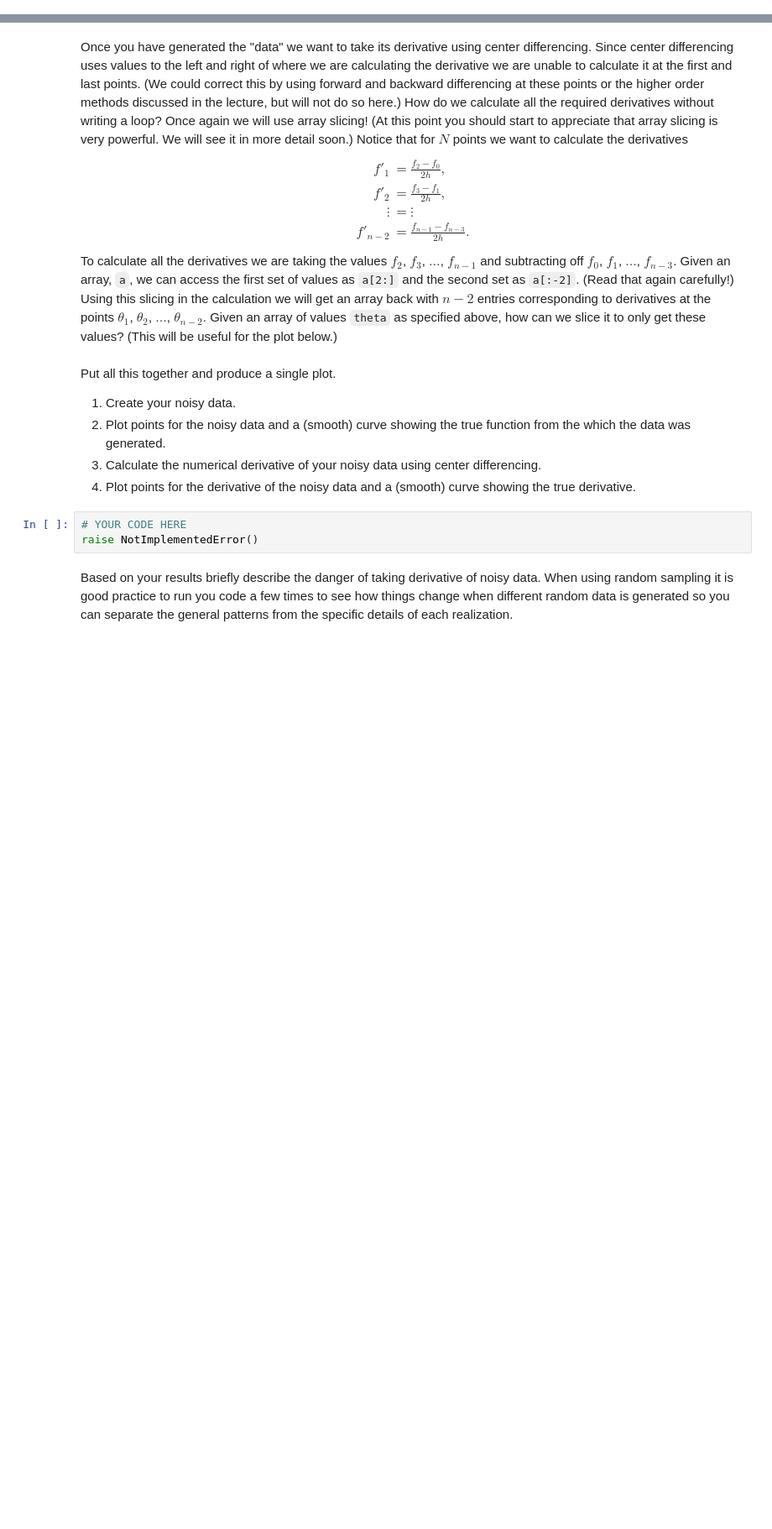
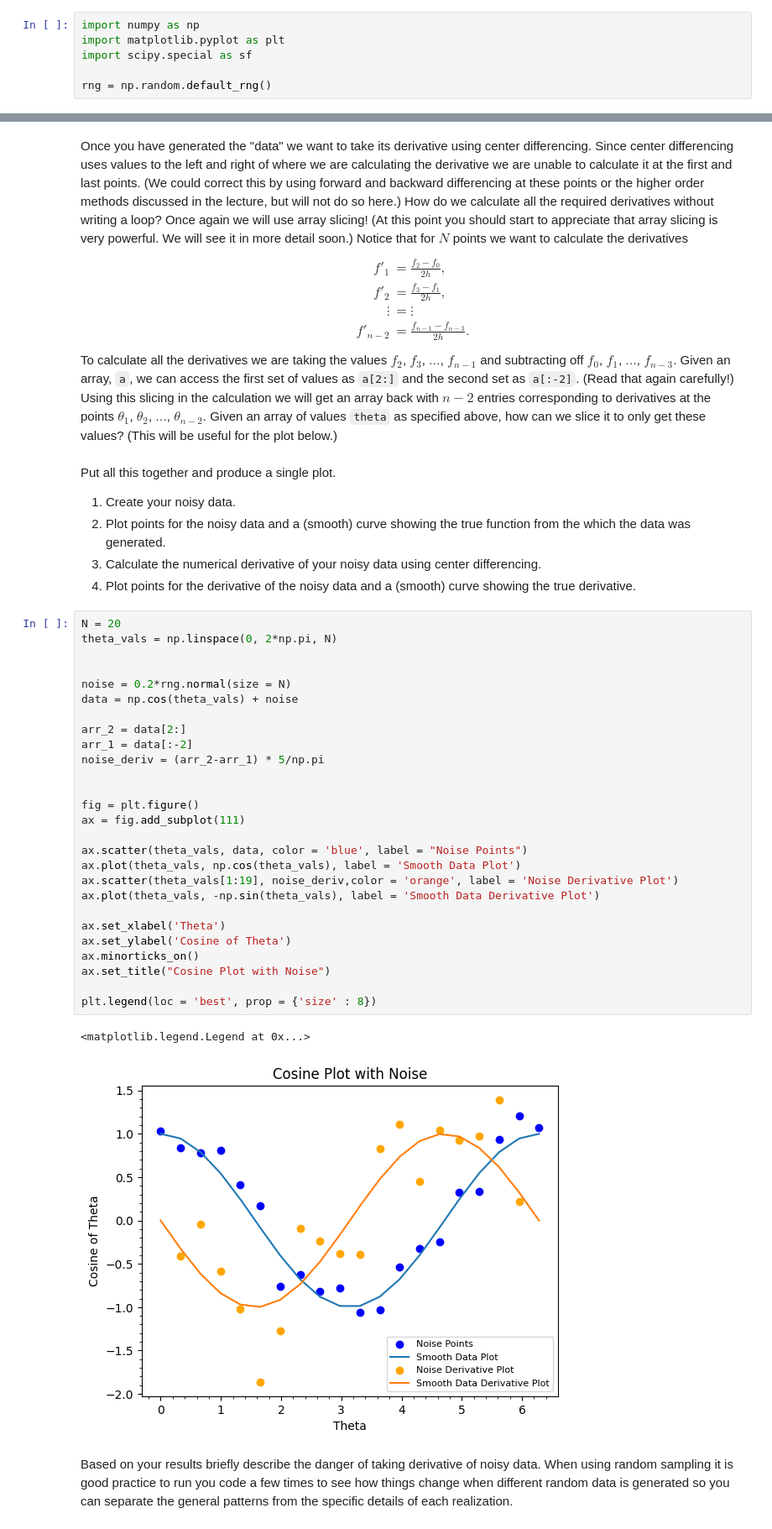
Before and after one commit to kh-bh/Physics_coursework, a Jupyter notebook: PHYS_250/Labs/Lab03.ipynb, the cells around one changed output, grey strips where cells are left out. Shown at 84% size. Saved outputs shown, nothing was run; the diff lists cells and outputs as text; blank space fills up the shorter version.

```diff
--- a/PHYS_250/Labs/Lab03.ipynb
+++ b/PHYS_250/Labs/Lab03.ipynb
@@ -20,3 +17,9 @@ raise NotImplementedError()
+# %%
+import numpy as np
+import matplotlib.pyplot as plt
+import scipy.special as sf
+
+rng = np.random.default_rng()
 # %% [markdown]
 ## Derivatives of Data
 
@@ -41,9 +44,36 @@ Put all this together and produce a single plot.
 2. Plot points for the noisy data and a (smooth) curve showing the true function from the which the data was generated.
 3. Calculate the numerical derivative of your noisy data using center differencing.
 4. Plot points for the derivative of the noisy data and a (smooth) curve showing the true derivative.
-# %%
-# YOUR CODE HERE
-raise NotImplementedError()
+# %%
+N = 20
+theta_vals = np.linspace(0, 2*np.pi, N)
+
+
+noise = 0.2*rng.normal(size = N)
+data = np.cos(theta_vals) + noise
+
+arr_2 = data[2:]
+arr_1 = data[:-2]
+noise_deriv = (arr_2-arr_1) * 5/np.pi
+
+
+fig = plt.figure()
+ax = fig.add_subplot(111)
+
+ax.scatter(theta_vals, data, color = 'blue', label = "Noise Points")
+ax.plot(theta_vals, np.cos(theta_vals), label = 'Smooth Data Plot')
+ax.scatter(theta_vals[1:19], noise_deriv,color = 'orange', label = 'Noise Derivative Plot')
+ax.plot(theta_vals, -np.sin(theta_vals), label = 'Smooth Data Derivative Plot')
+
+ax.set_xlabel('Theta')
+ax.set_ylabel('Cosine of Theta')
+ax.minorticks_on()
+ax.set_title("Cosine Plot with Noise")
+
+plt.legend(loc = 'best', prop = {'size' : 8})
+# %% [output]
+<matplotlib.legend.Legend at 0x...>
+[figure, added]
 # %% [markdown]
 Based on your results briefly describe the danger of taking derivative of noisy data.
 When using random sampling it is good practice to run you code a few times to see how things change when different random data is generated so you can separate the general patterns from the specific details of each realization.
```
Also changed, not shown: parts of 21 cells of this notebook.
